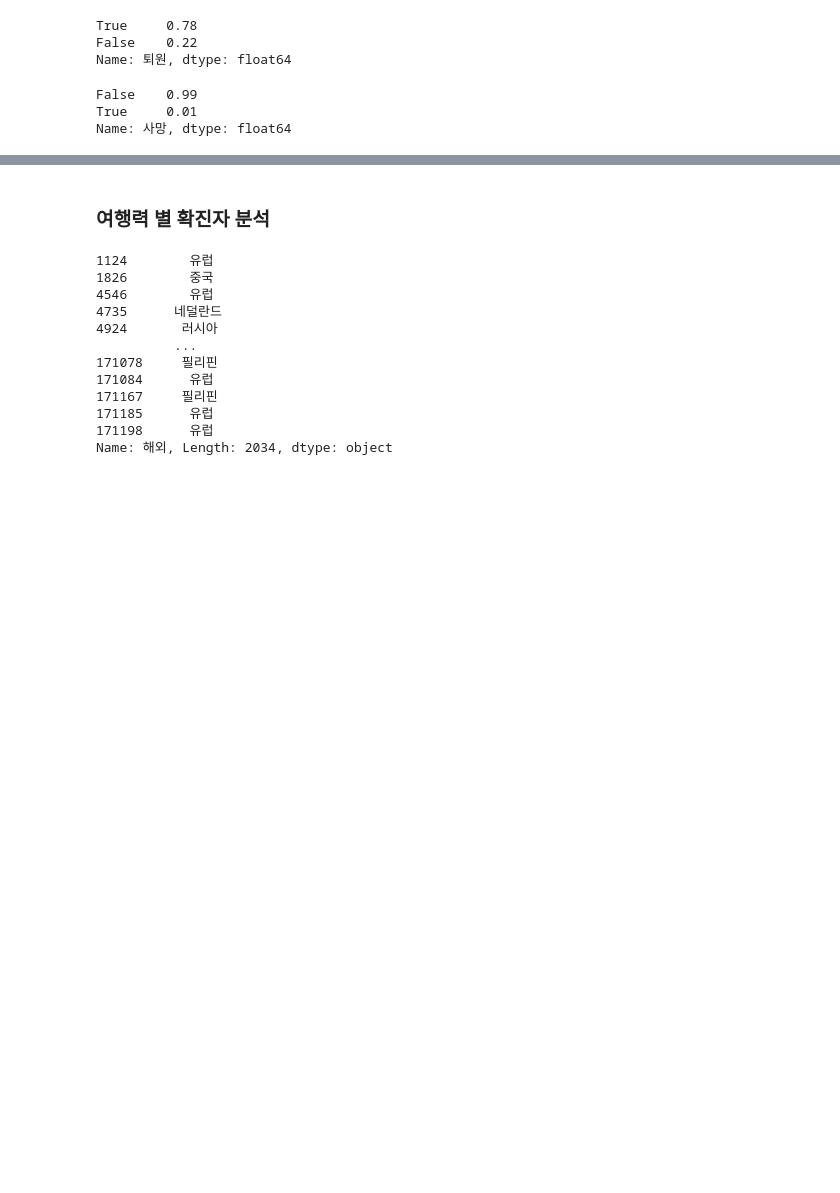
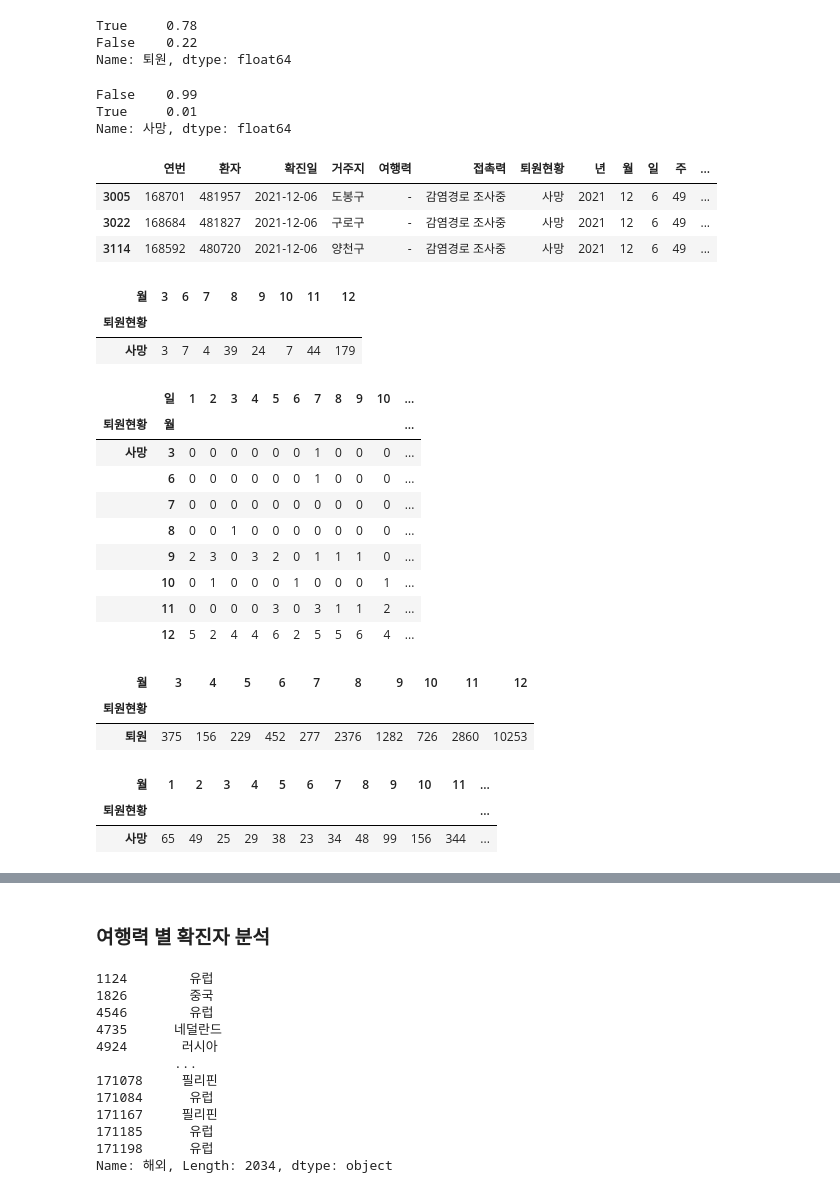
Before and after one commit to hwaneest/DataCamp_Donates_2021, a Jupyter notebook: MJ/DSF_Team_Project/Covid EDA.ipynb, the cells around one changed output, grey strips where cells are left out. Cells and saved outputs as stored; diff of their text form; code cells hidden in the pictures; blank space fills up the shorter version.

```diff
--- a/MJ/DSF_Team_Project/Covid EDA.ipynb
+++ b/MJ/DSF_Team_Project/Covid EDA.ipynb
@@ -198,0 +219,46 @@ Name: 사망, dtype: float64
+# %%
+df_dead.head(3)
+# %% [output]
+|  | 연번 | 환자 | 확진일 | 거주지 | 여행력 | 접촉력 | 퇴원현황 | 년 | 월 | 일 | 주 | ... |
+| 3005 | 168701 | 481957 | 2021-12-06 | 도봉구 | - | 감염경로 조사중 | 사망 | 2021 | 12 | 6 | 49 | ... |
+| 3022 | 168684 | 481827 | 2021-12-06 | 구로구 | - | 감염경로 조사중 | 사망 | 2021 | 12 | 6 | 49 | ... |
+| 3114 | 168592 | 480720 | 2021-12-06 | 양천구 | - | 감염경로 조사중 | 사망 | 2021 | 12 | 6 | 49 | ... |
+# %%
+# 2020월별 사망자수
+df_d_2020 = df_dead[df_dead["년"]==2020].groupby(["퇴원현황", "월"])["연번"].count().unstack().fillna(0).astype(int)
+df_d_2020.style.background_gradient(cmap="Reds", vmin =0 ,vmax = 400)
+# %% [output]
+| 월 | 3 | 6 | 7 | 8 | 9 | 10 | 11 | 12 |
+| 퇴원현황 |  |  |  |  |  |  |  |  |
+| 사망 | 3 | 7 | 4 | 39 | 24 | 7 | 44 | 179 |
+# %%
+# 2020일별 사망자수 (계절성)
+df_d_2020 = df_dead[df_dead["년"]==2020].groupby(["퇴원현황", "월","일"])["연번"].count().unstack().fillna(0).astype(int)
+df_d_2020.style.background_gradient(cmap="Reds", vmin =0 ,vmax = 20)
+# %% [output]
+|  | 일 | 1 | 2 | 3 | 4 | 5 | 6 | 7 | 8 | 9 | 10 | ... |
+| 퇴원현황 | 월 |  |  |  |  |  |  |  |  |  |  | ... |
+| 사망 | 3 | 0 | 0 | 0 | 0 | 0 | 0 | 1 | 0 | 0 | 0 | ... |
+|  | 6 | 0 | 0 | 0 | 0 | 0 | 0 | 1 | 0 | 0 | 0 | ... |
+|  | 7 | 0 | 0 | 0 | 0 | 0 | 0 | 0 | 0 | 0 | 0 | ... |
+|  | 8 | 0 | 0 | 1 | 0 | 0 | 0 | 0 | 0 | 0 | 0 | ... |
+|  | 9 | 2 | 3 | 0 | 3 | 2 | 0 | 1 | 1 | 1 | 0 | ... |
+|  | 10 | 0 | 1 | 0 | 0 | 0 | 1 | 0 | 0 | 0 | 1 | ... |
+|  | 11 | 0 | 0 | 0 | 0 | 3 | 0 | 3 | 1 | 1 | 2 | ... |
+|  | 12 | 5 | 2 | 4 | 4 | 6 | 2 | 5 | 5 | 6 | 4 | ... |
+# %%
+# 2020월별 퇴원자수
+df_alive_2021 = df_alive[df_alive["년"]==2020].groupby(["퇴원현황", "월"])["연번"].count().unstack().fillna(0).astype(int)
+df_alive_2021.style.background_gradient(cmap="Greens",vmin =4000 ,vmax = 20000)
+# %% [output]
+| 월 | 3 | 4 | 5 | 6 | 7 | 8 | 9 | 10 | 11 | 12 |
+| 퇴원현황 |  |  |  |  |  |  |  |  |  |  |
+| 퇴원 | 375 | 156 | 229 | 452 | 277 | 2376 | 1282 | 726 | 2860 | 10253 |
+# %%
+# 2021월별 사망자수
+df_d_2021 = df_dead[df_dead["년"]==2021].groupby(["퇴원현황", "월"])["연번"].count().unstack().fillna(0).astype(int)
+df_d_2021.style.background_gradient(cmap="Reds", vmin =0 ,vmax = 400)
+# %% [output]
+| 월 | 1 | 2 | 3 | 4 | 5 | 6 | 7 | 8 | 9 | 10 | 11 | ... |
+| 퇴원현황 |  |  |  |  |  |  |  |  |  |  |  | ... |
+| 사망 | 65 | 49 | 25 | 29 | 38 | 23 | 34 | 48 | 99 | 156 | 344 | ... |
```
Also changed, not shown: parts of 10 cells of this notebook, 1 other file.
